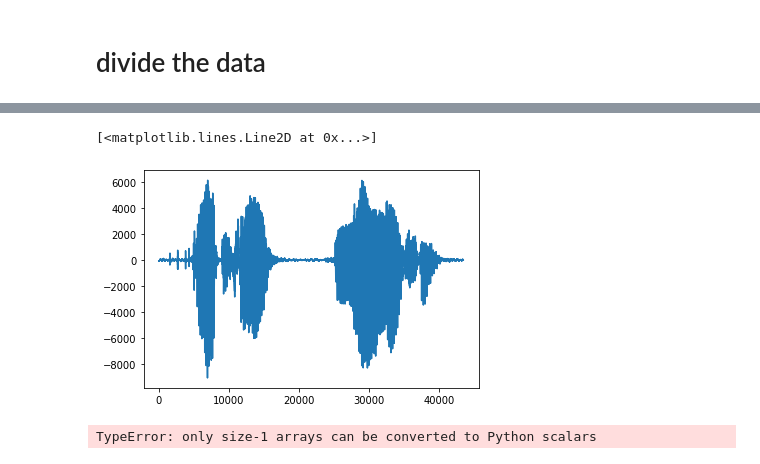
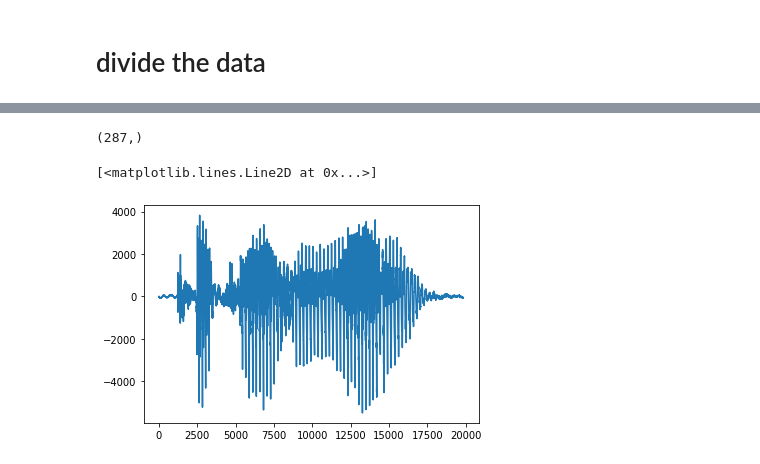
Before and after one commit to QuantumArjun/Emote-X, a Jupyter notebook: Emotion/feature_extraction.ipynb, the cells around one changed output, grey strips where cells are left out. Cells and saved outputs as stored; diff of their text form; code cells hidden in the pictures.

Commit message:
finished dataset extraction cleaning MFCC and beginning neural netowrk

```diff
--- a/Emotion/feature_extraction.ipynb
+++ b/Emotion/feature_extraction.ipynb
@@ -37,18 +202,19 @@ plt.plot(data)
 # High pass filter
 used a high pass filter to clean the noise from the dc signal setting the lowest frequeency possible to be 10 hz
 # %%
-def butter_highpass(cutoff, fs, order=5):
+def butter_bandpass(lowcut, highcut, fs, order=5):
     nyq = 0.5 * fs
-    normal_cutoff = cutoff / nyq
-    b, a = signal.butter(order, normal_cutoff, btype='high', analog=False)
-    return b, a
+    low = lowcut / nyq
+    high = highcut / nyq
+    sos = butter(order, [low, high], btype='band', analog=False, output='sos')
+    return sos
 
-def butter_highpass_filter(data, cutoff, fs, order=5):
-    b, a = butter_highpass(cutoff, fs, order=order)
-    y = signal.filtfilt(b, a, data)
+def butter_bandpass_filter(data, lowcut, highcut, fs, order=5):
+    sos = butter_bandpass(lowcut, highcut, fs, order=order)
+    y = sosfiltfilt(sos, data)
     return y
 # %%
-data = butter_highpass_filter(data, 10, fs)
+data = butter_bandpass_filter(data, BANDPASS_FREQ[0], BANDPASS_FREQ[1], fs)
 plt.plot(data)
 # %% [output]
 [<matplotlib.lines.Line2D at 0x...>]
@@ -58,6 +224,8 @@ plt.plot(data)
 # %%
 meta_data = meta_data[meta_data.description != ' [MISC]']
 meta_data = meta_data[~meta_data['description'].astype(str).str.startswith(' (')]
+meta_data = meta_data[~meta_data['description'].astype(str).str.startswith(' Emotion category elation')]
+meta_data = meta_data[~meta_data['description'].astype(str).str.startswith('  [MISC]')]
 # %% [markdown]
 # divide the data
 # %%
@@ -89,3 +266 @@ for i in voice_time_limits:
 np_data = np.asarray(divided_data)
-# %%
-divided_data = [np.mean(x) for x in divided_data]
@@ -110,14 +267,16 @@ divided_data = [np.mean(x) for x in divided_data]
+# %%
+np_data.shape
+# %% [output]
+(287,)
 # %%
-plt.plot(divided_data[1])
+plt.plot(divided_data[2])
 # %% [output]
 [<matplotlib.lines.Line2D at 0x...>]
-[figure, old version]
+[figure, new version]
 # %%
 np.save("../segmented_voice_data",divided_data)
 # %%
 MFCC = []
 for i in np_data:
-    i = [float(x) for x in i]
-    MFCC.append(librosa.feature.mfcc(y = i, sr = fs, n_mfcc =13))
+    i = np.asarray(i)
+    MFCC.append(librosa.feature.mfcc(y = i, sr = fs, n_mfcc =13, n_fft = 100, n_mels = 1000))
-# %% [output]
-TypeError: only size-1 arrays can be converted to Python scalars
```
Also changed, not shown: parts of 30 cells of this notebook, 2 other files.
